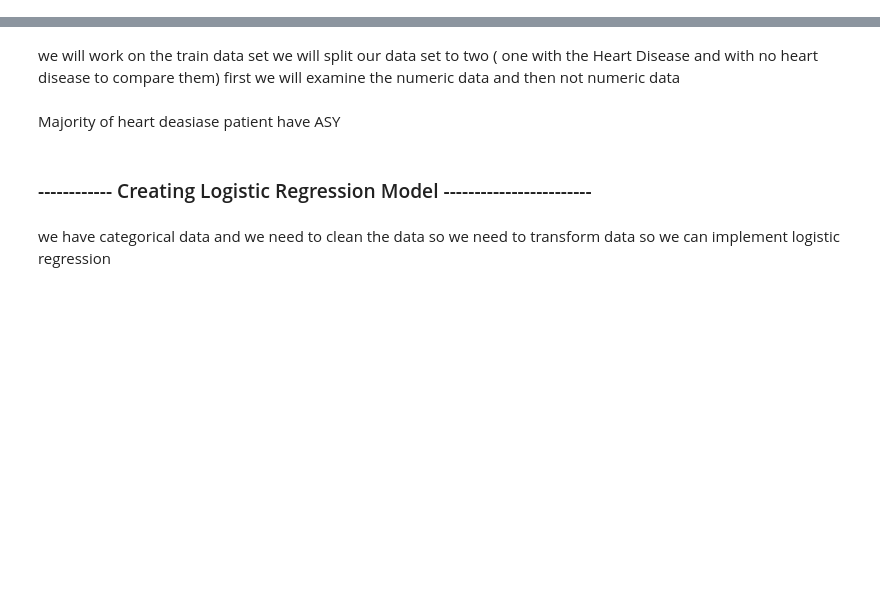
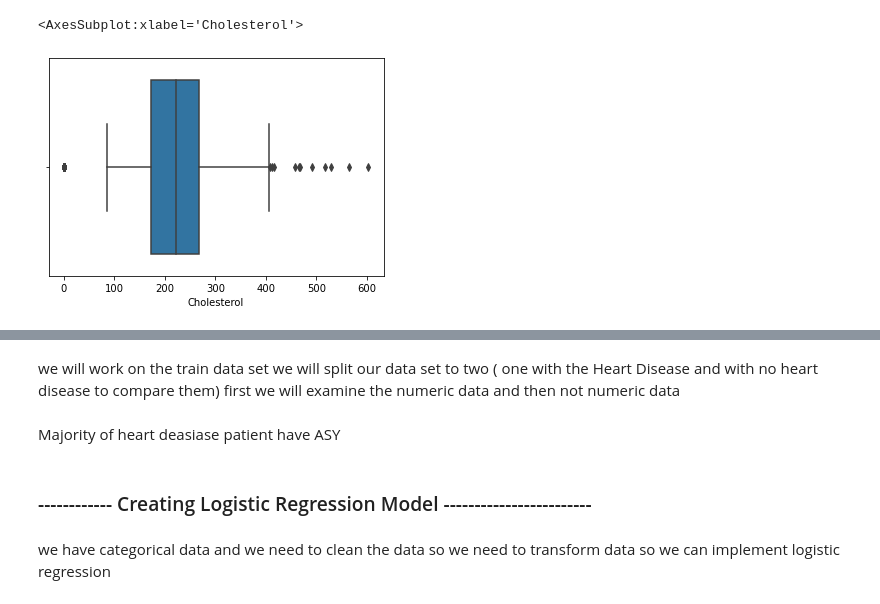
Before and after one commit to hicranA/Heart_Failure_Prediction_Project, a Jupyter notebook: heart_predict.ipynb, the cells around one changed output, grey strips where cells are left out. Cells and saved outputs as stored; diff of their text form; code cells hidden in the pictures; blank space fills up the shorter version.

```diff
--- a/heart_predict.ipynb
+++ b/heart_predict.ipynb
@@ -40,0 +209,5 @@ print(data.dtypes)
+# %%
+sns.boxplot(x=data_heart.Cholesterol)
+# %% [output]
+<AxesSubplot:xlabel='Cholesterol'>
+[figure, added]
```
Also changed, not shown: parts of 44 cells of this notebook.
